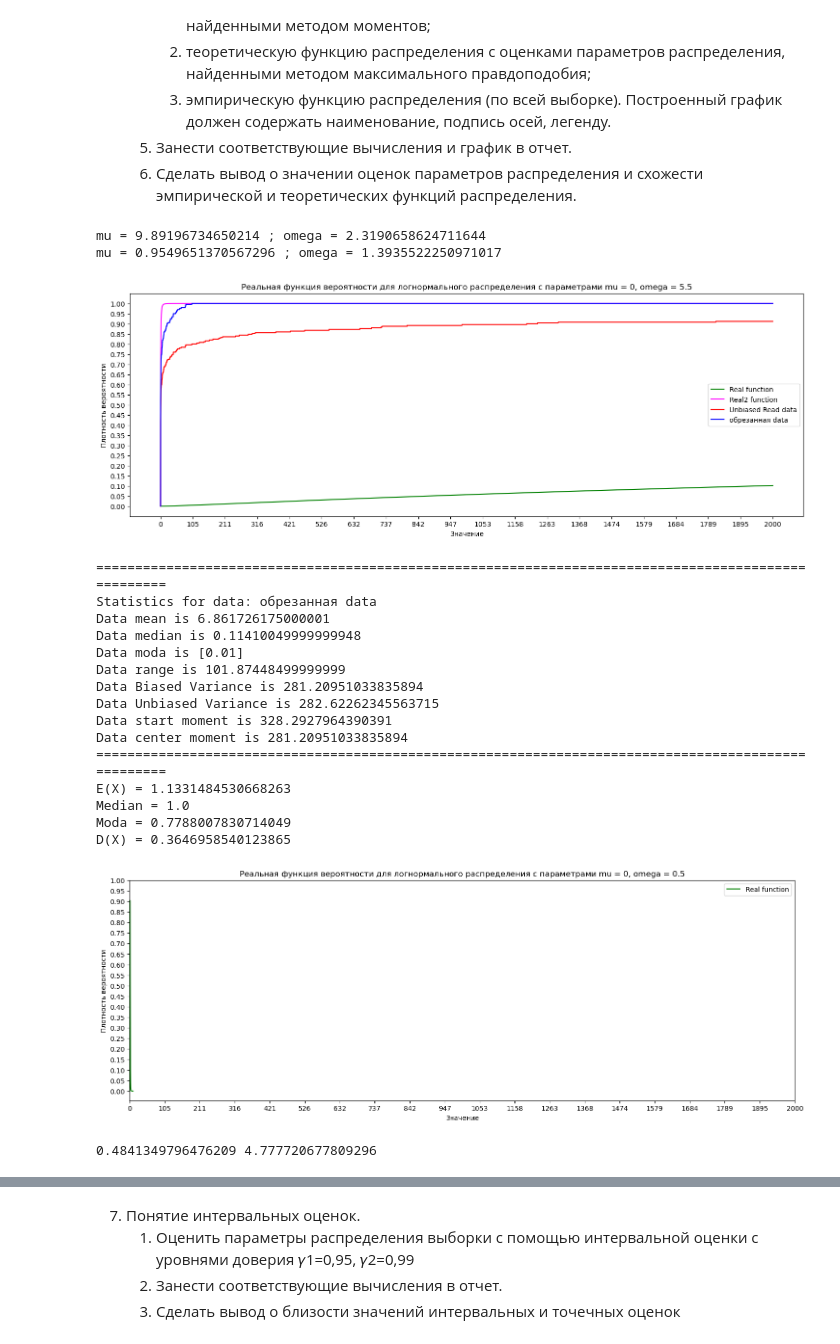
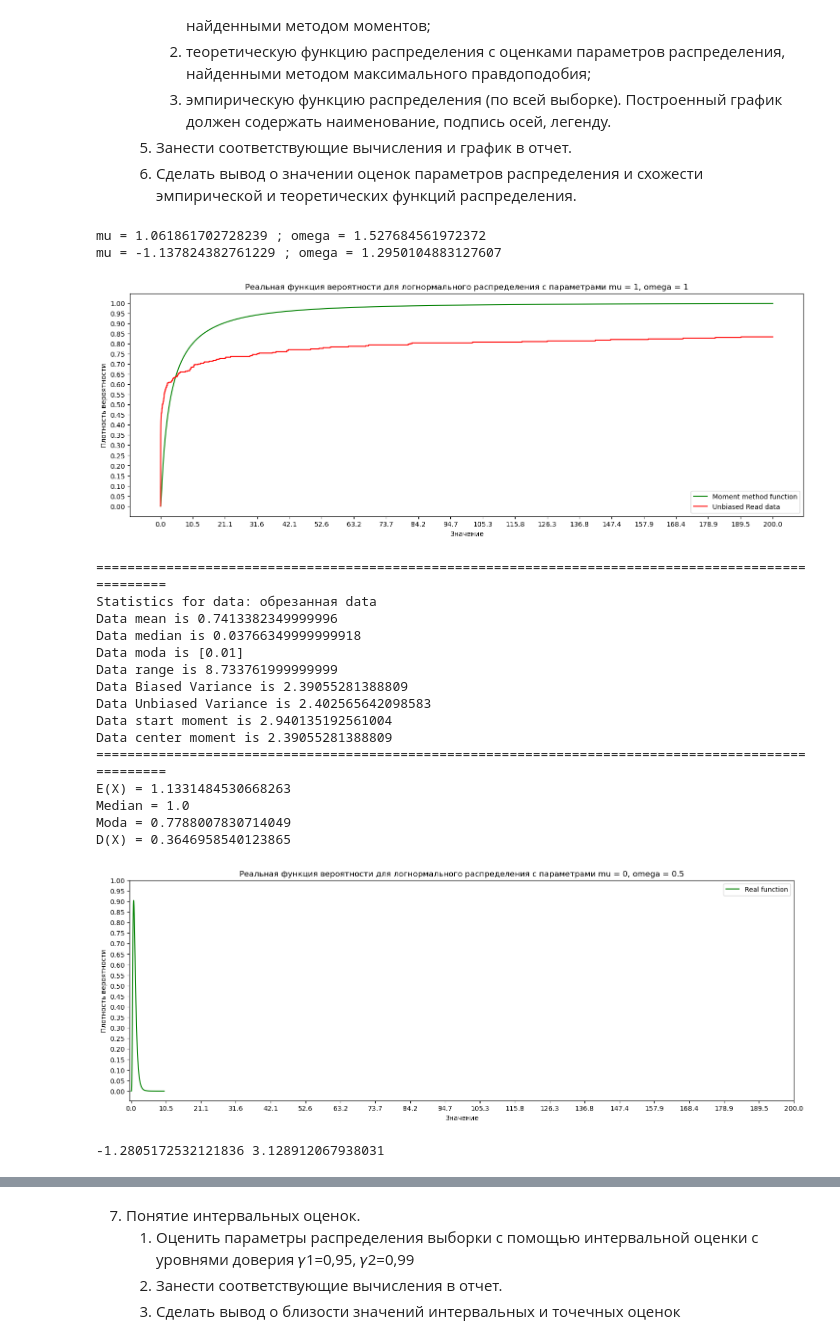
Before and after one commit to Numillyash/matstat-coursework, a Jupyter notebook: lognorm.ipynb, the cells around one changed output, grey strips where cells are left out. Cells and saved outputs as stored; diff of their text form; code cells hidden in the pictures.

```diff
--- a/lognorm.ipynb
+++ b/lognorm.ipynb
@@ -14,7 +14,7 @@ with open('var_16_lognorm.csv', 'r') as f:
 class Statistics:
     def __init__(self, data: list, name: str):
         self.dataName = name
-        self.dataArr = data[:250]
+        self.dataArr = sorted(data)[:250]
         self.dataLen = len(data)
         self.getAllParams()
 
@@ -273,7 +273,7 @@ classedRandData_100 = Statistics(dataRand_100, 'Случайные 100 элем
 dataRand_200 = getRandomArr(classedUnbiasedData, 200)
 classedRandData_200 = Statistics(dataRand_200, 'Случайные 200 элементов выборки')
 
-right_border = 2000 # поставить 20к или 200к для дальнего вида
+right_border = 200 # поставить 20к или 200к для дальнего вида
 left_border = 0
 X = np.linspace(0.001 + left_border,right_border, num=10000)
 # step = 100
@@ -383,40 +383,40 @@ def momentMethod(dataSet: Statistics):
     mX = dataSet.dataStartMoment(1)
     mX2 = dataSet.dataStartMoment(2)
     mu = 2 * np.log(mX) - 0.5 * np.log(mX2)
     sco = np.sqrt(np.log(mX2) - 2 * np.log(mX))
     print('mu =', str(mu), '; omega =', str(sco))
 
 momentMethod(classedUnbiasedData)
 data_new = sorted(data_unbias)[:200]
 classedNewDat = Statistics(data_new, 'обрезанная data')
 momentMethod(classedNewDat)
 
-Y_real = [F_real(x, 10.430408561260634, 2.2256195916920802) for x in X]
+Y_real = [F_real(x, 1.061861702728239, 1.527684561972372) for x in X]
 Y_real2 = [F_real(x, -1.137824382761229, 1.2950104883127607) for x in X]
 Y_read = [f_hat(a, classedUnbiasedData) for a in X]
 Y_read2 = [f_hat(a, classedNewDat) for a in X]
 
 our_data = classedUnbiasedData
 
 fig, ax = plt.subplots(figsize=(18, 6))
-ax.plot(X, Y_real, color='green', label=f'Real function')
-ax.plot(X, Y_real2, color='magenta', label=f'Real2 function')
+ax.plot(X, Y_real, color='green', label=f'Moment method function')
+# ax.plot(X, Y_real2, color='magenta', label=f'Real2 function')
 ax.plot(X, Y_read, color='red', label=f'{classedUnbiasedData.dataName}')
-ax.plot(X, Y_read2, color='blue', label=f'{classedNewDat.dataName}')
+# ax.plot(X, Y_read2, color='blue', label=f'{classedNewDat.dataName}')
 # Настройка внешнего вида графика
 ax.set_xlabel('Значение')
 ax.set_ylabel('Плотность вероятности')
 ax.set_title(f'Реальная функция вероятности для логнормального распределения с параметрами mu = {mu}, omega = {sco}')
 ax.set_xticks(xt)
 ax.set_yticks(yt)
 ax.legend()
 
 # Вывод графика на экран
 plt.show()
 # %% [output]
-mu = 9.89196734650214 ; omega = 2.3190658624711644
-mu = 0.9549651370567296 ; omega = 1.3935522250971017
+mu = 1.061861702728239 ; omega = 1.527684561972372
+mu = -1.137824382761229 ; omega = 1.2950104883127607
-[figure, old version]
+[figure, new version]
 # %%
 Y_real = []
 
@@ -458,20 +458,20 @@ plt.show()
 # %% [output]
 ====================================================================================================
 Statistics for data: обрезанная data
-Data mean is 6.861726175000001
-Data median is 0.11410049999999948
+Data mean is 0.7413382349999996
+Data median is 0.03766349999999918
 Data moda is [0.01]
-Data range is 101.87448499999999
-Data Biased Variance is 281.20951033835894
-Data Unbiased Variance is 282.62262345563715
-Data start moment is 328.2927964390391
-Data center moment is 281.20951033835894
+Data range is 8.733761999999999
+Data Biased Variance is 2.39055281388809
+Data Unbiased Variance is 2.402565642098583
+Data start moment is 2.940135192561004
+Data center moment is 2.39055281388809
 ====================================================================================================
 E(X) = 1.1331484530668263
 Median = 1.0
 Moda = 0.7788007830714049
 D(X) = 0.3646958540123865
-[figure, old version]
+[figure, new version]
 # %%
 # метод максимального правдоподобия
 mu = sum([np.log(our_data.dataArr[i]) for i in range (len(our_data.dataArr))])/len(our_data.dataArr)
@@ -479,5 +479,5 @@ sсo2 = sum([(np.log(our_data.dataArr[i])-mu)**2 for i in range (len(our_data.da
 sсo = np.sqrt(sсo2)
 print(mu, sсo)
 # %% [output]
-0.4841349796476209 4.777720677809296
+-1.2805172532121836 3.128912067938031
 # %%
```
Also changed, not shown: parts of 10 cells of this notebook.
